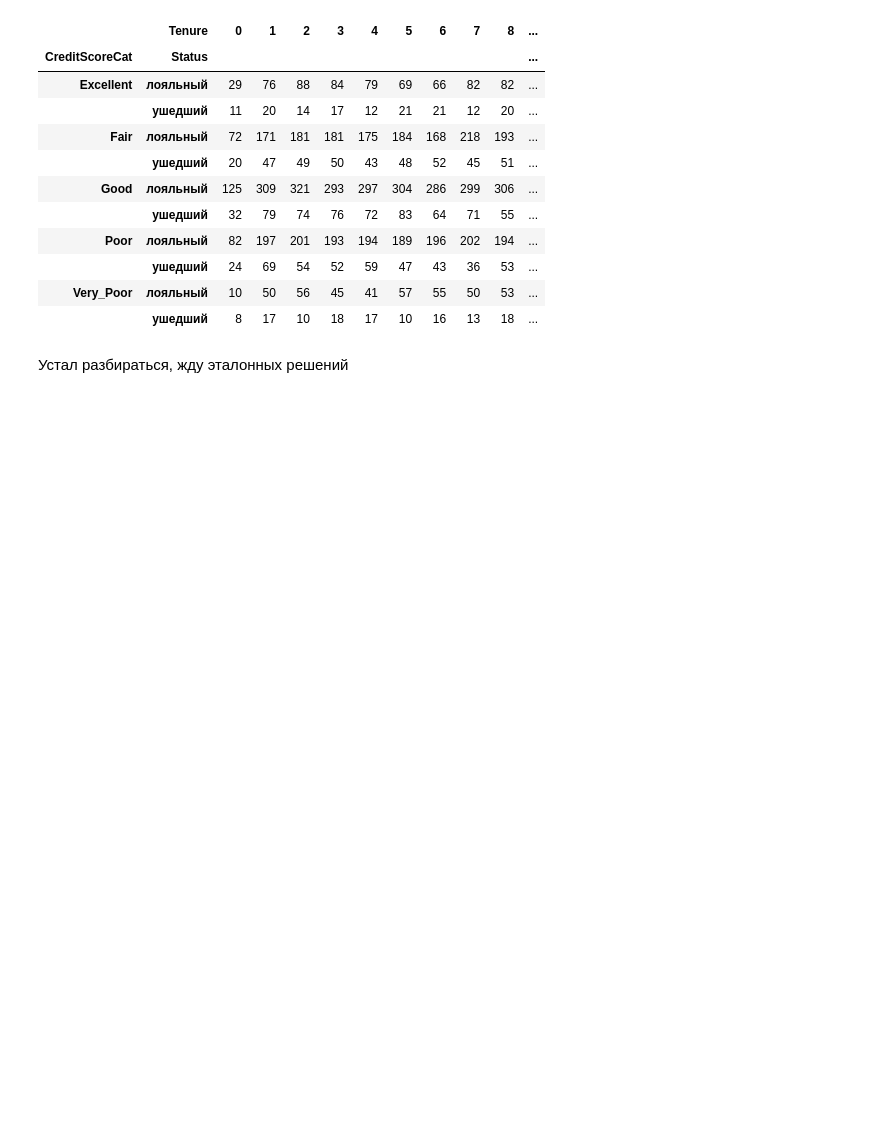
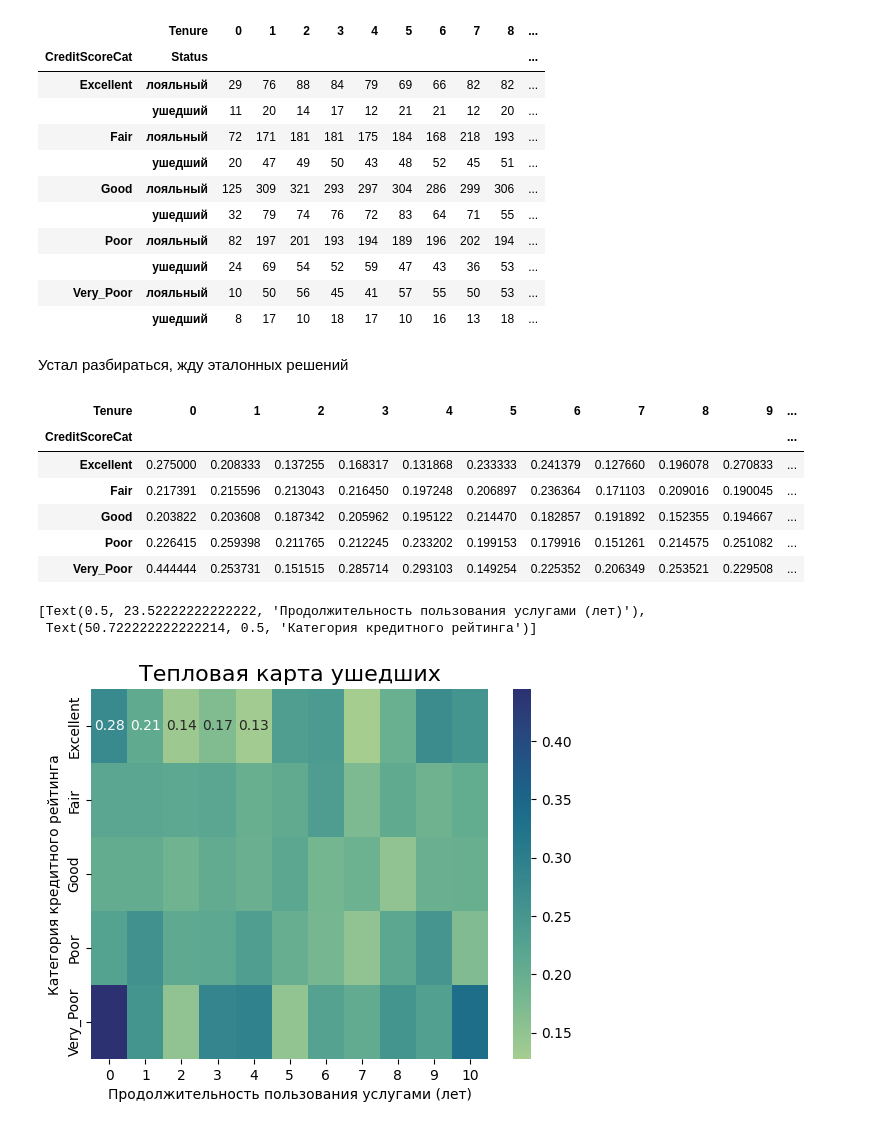
Before and after one commit to Long205sm/SF_Petrov, a Jupyter notebook: PY_13_Визуализация_данных/practice.ipynb, the cells around one changed output. Cells and saved outputs as stored; diff of their text form; code cells hidden in the pictures; blank space fills up the shorter version.

```diff
--- a/PY_13_Визуализация_данных/practice.ipynb
+++ b/PY_13_Визуализация_данных/practice.ipynb
@@ -258,3 +274,46 @@ display(data)
 |  | ушедший | 8 | 17 | 10 | 18 | 17 | 10 | 16 | 13 | 18 | ... |
 # %% [markdown]
 Устал разбираться, жду эталонных решений
+# %%
+def get_credit_score_cat(credit_score):
+    if credit_score >= 300 and credit_score < 500:
+        return "Very_Poor"
+    elif credit_score >= 500 and credit_score < 601:
+        return "Poor"
+    elif credit_score >= 601 and credit_score < 661:
+        return "Fair"
+    elif credit_score >= 661 and credit_score < 781:
+        return "Good"
+    elif credit_score >= 781 and credit_score < 851:
+        return "Excellent"
+    elif credit_score >= 851:
+        return "Top"
+    elif credit_score < 300:
+        return "Deep"
+
+churn_data['CreditScoreCat'] = churn_data['CreditScore'].apply(get_credit_score_cat)
+
+churn_pivot = churn_data.pivot_table(
+    values='Exited',
+    index='CreditScoreCat',
+    columns='Tenure',
+    aggfunc='mean',
+    fill_value=0
+)
+display(churn_pivot)
+
+churn_pivot.columns = churn_pivot.columns.astype('string')
+churn_pivot_hmap = sns.heatmap(data=churn_pivot, cmap='crest', annot=True)
+churn_pivot_hmap.set_title('Тепловая карта ушедших', fontsize=16)
+churn_pivot_hmap.set(xlabel='Продолжительность пользования услугами (лет)', ylabel='Категория кредитного рейтинга')
+# %% [output]
+| Tenure | 0 | 1 | 2 | 3 | 4 | 5 | 6 | 7 | 8 | 9 | ... |
+| CreditScoreCat |  |  |  |  |  |  |  |  |  |  | ... |
+| Excellent | 0.275000 | 0.208333 | 0.137255 | 0.168317 | 0.131868 | 0.233333 | 0.241379 | 0.127660 | 0.196078 | 0.270833 | ... |
+| Fair | 0.217391 | 0.215596 | 0.213043 | 0.216450 | 0.197248 | 0.206897 | 0.236364 | 0.171103 | 0.209016 | 0.190045 | ... |
+| Good | 0.203822 | 0.203608 | 0.187342 | 0.205962 | 0.195122 | 0.214470 | 0.182857 | 0.191892 | 0.152355 | 0.194667 | ... |
+| Poor | 0.226415 | 0.259398 | 0.211765 | 0.212245 | 0.233202 | 0.199153 | 0.179916 | 0.151261 | 0.214575 | 0.251082 | ... |
+| Very_Poor | 0.444444 | 0.253731 | 0.151515 | 0.285714 | 0.293103 | 0.149254 | 0.225352 | 0.206349 | 0.253521 | 0.229508 | ... |
+[Text(0.5, 23.52222222222222, 'Продолжительность пользования услугами (лет)'),
+ Text(50.722222222222214, 0.5, 'Категория кредитного рейтинга')]
+[figure, added]
```
Also changed, not shown: parts of 1 cell of this notebook, 19 other files.
